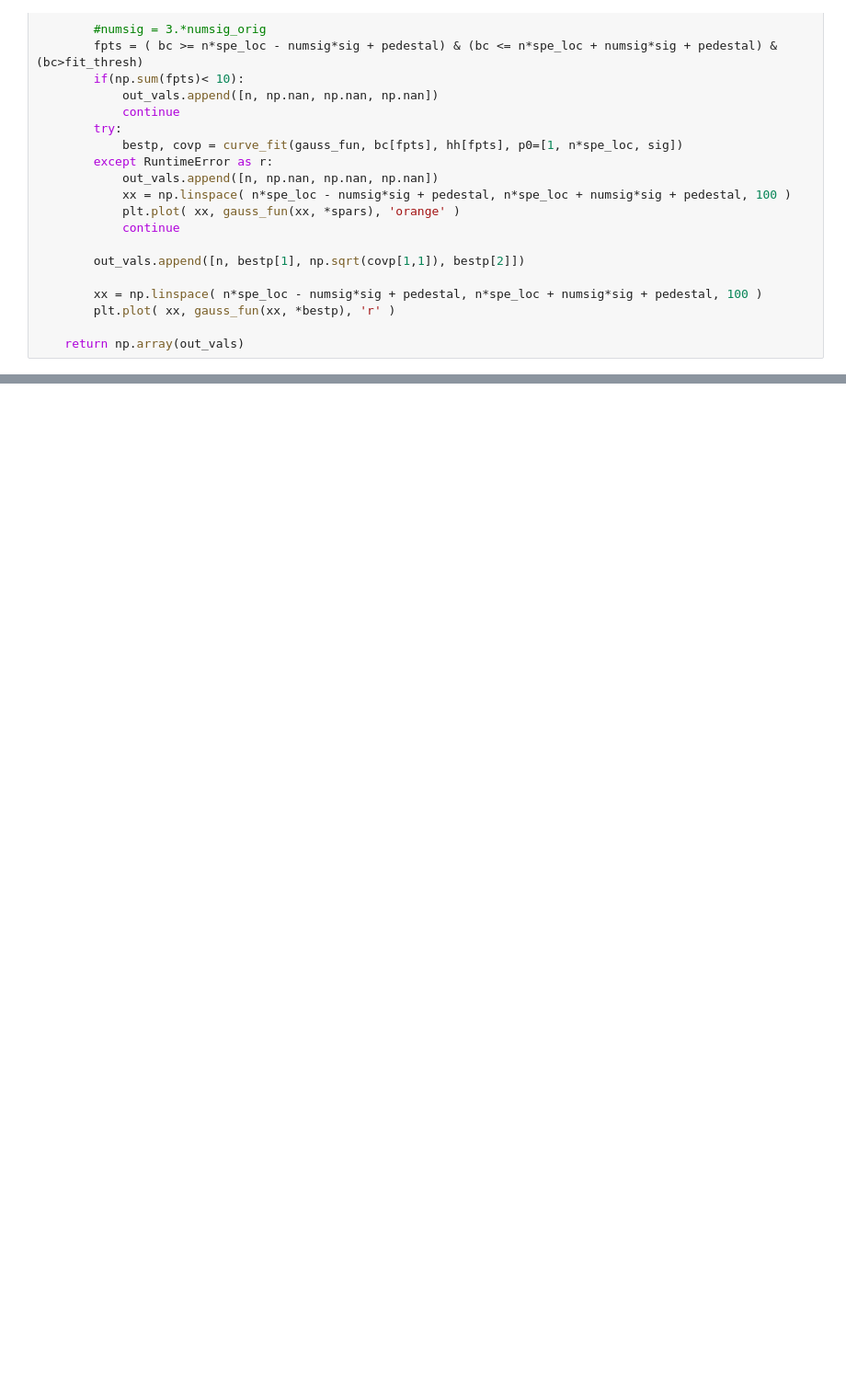
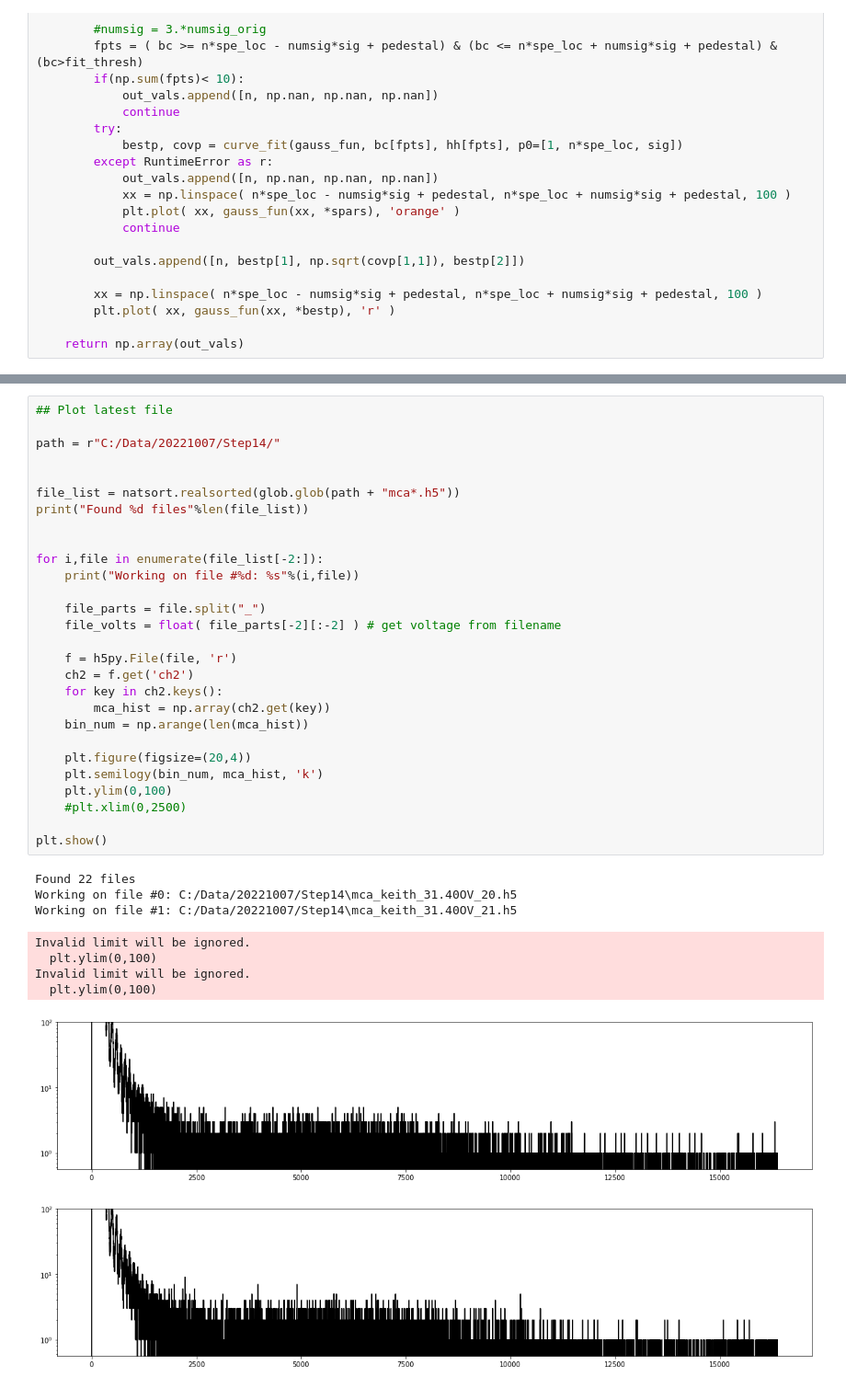
Before and after one commit to Moore-Lab/purity-monitor, a Jupyter notebook: Jupyter/Log/2022-06-29_gain_analysis.ipynb, the cells around one changed output, grey strips where cells are left out. Shown at 92% size. Cells and saved outputs as stored; diff of their text form; blank space fills up the shorter version.

```diff
--- a/Jupyter/Log/2022-06-29_gain_analysis.ipynb
+++ b/Jupyter/Log/2022-06-29_gain_analysis.ipynb
@@ -165,0 +166,38 @@ plt.show()
+# %%
+## Plot latest file
+
+path = r"C:/Data/20221007/Step14/"
+
+
+file_list = natsort.realsorted(glob.glob(path + "mca*.h5"))
+print("Found %d files"%len(file_list))
+
+
+for i,file in enumerate(file_list[-2:]):
+    print("Working on file #%d: %s"%(i,file))
+
+    file_parts = file.split("_")
+    file_volts = float( file_parts[-2][:-2] ) # get voltage from filename
+
+    f = h5py.File(file, 'r')
+    ch2 = f.get('ch2')
+    for key in ch2.keys():
+        mca_hist = np.array(ch2.get(key))
+    bin_num = np.arange(len(mca_hist))
+
+    plt.figure(figsize=(20,4))
+    plt.semilogy(bin_num, mca_hist, 'k')
+    plt.ylim(0,100)
+    #plt.xlim(0,2500)
+
+plt.show()
+# %% [output]
+Found 22 files
+Working on file #0: C:/Data/20221007/Step14\mca_keith_31.40OV_20.h5
+Working on file #1: C:/Data/20221007/Step14\mca_keith_31.40OV_21.h5
+Invalid limit will be ignored.
+  plt.ylim(0,100)
+Invalid limit will be ignored.
+  plt.ylim(0,100)
+[figure, added]
+[figure, added]
```
Also changed, not shown: parts of 3 cells of this notebook, 10 other files.
